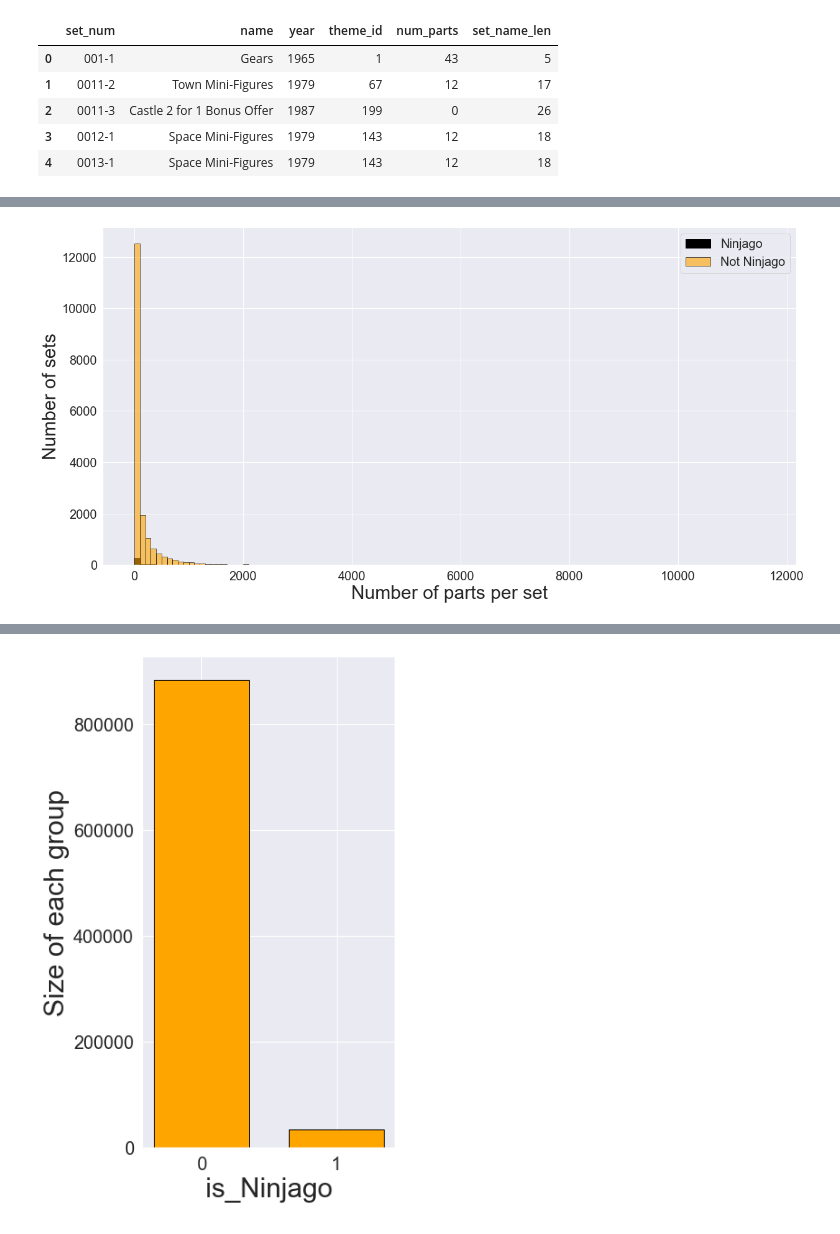
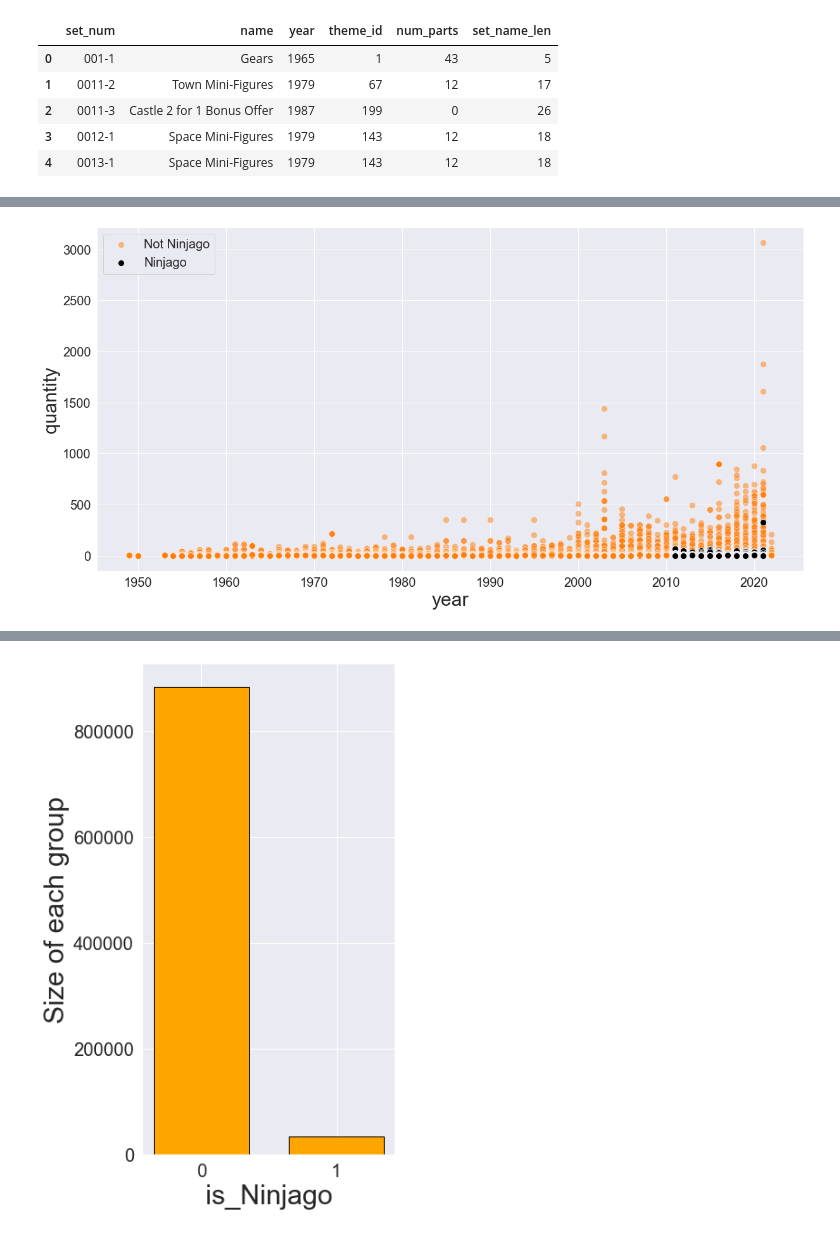
Before and after one commit to mkipper/capstone2-lego-data, a Jupyter notebook: report/lego_capstone2_eda.ipynb, the cells around one changed output, grey strips where cells are left out. Cells and saved outputs as stored; diff of their text form; code cells hidden in the pictures.

```diff
--- a/report/lego_capstone2_eda.ipynb
+++ b/report/lego_capstone2_eda.ipynb
@@ -152,14 +201,12 @@ df_0_full = df[df['is_ninjago']==0]
 # %%
 fig, ax = plt.subplots(figsize=(20,10))
-bins1 = range(df_1['num_parts'].min(), df_1['num_parts'].max(), 100)
-bins2 = range(df_0['num_parts'].min(), df_0['num_parts'].max(), 100)
-ax.hist(df_1['num_parts'], label='Ninjago', bins=bins1, color='black', edgecolor='black', linewidth=1)
-ax.hist(df_0['num_parts'], label='Not Ninjago', bins=bins2, color='orange', alpha=0.6, edgecolor='black', linewidth=1)
+sns.scatterplot(data=df_0_full, x='year', y='quantity', alpha=0.5, color='tab:orange', s=100)
+sns.scatterplot(data=df_1_full, x='year', y='quantity', alpha=1, color='black', s=100)
 plt.xticks(fontsize=20)
 plt.yticks(fontsize=20)
-ax.set_xlabel('Number of parts per set', fontsize=30)
-ax.set_ylabel('Number of sets', fontsize=30)
-ax.legend(fontsize=20)
+ax.set_xlabel('year', fontsize=30)
+ax.set_ylabel('quantity', fontsize=30)
+plt.legend(labels=['Not Ninjago','Ninjago'], fontsize=20)
 plt.show()
 # %% [output]
-[figure, old version]
+[figure, new version]
```
Also changed, not shown: parts of 30 cells of this notebook, 5 other files.
